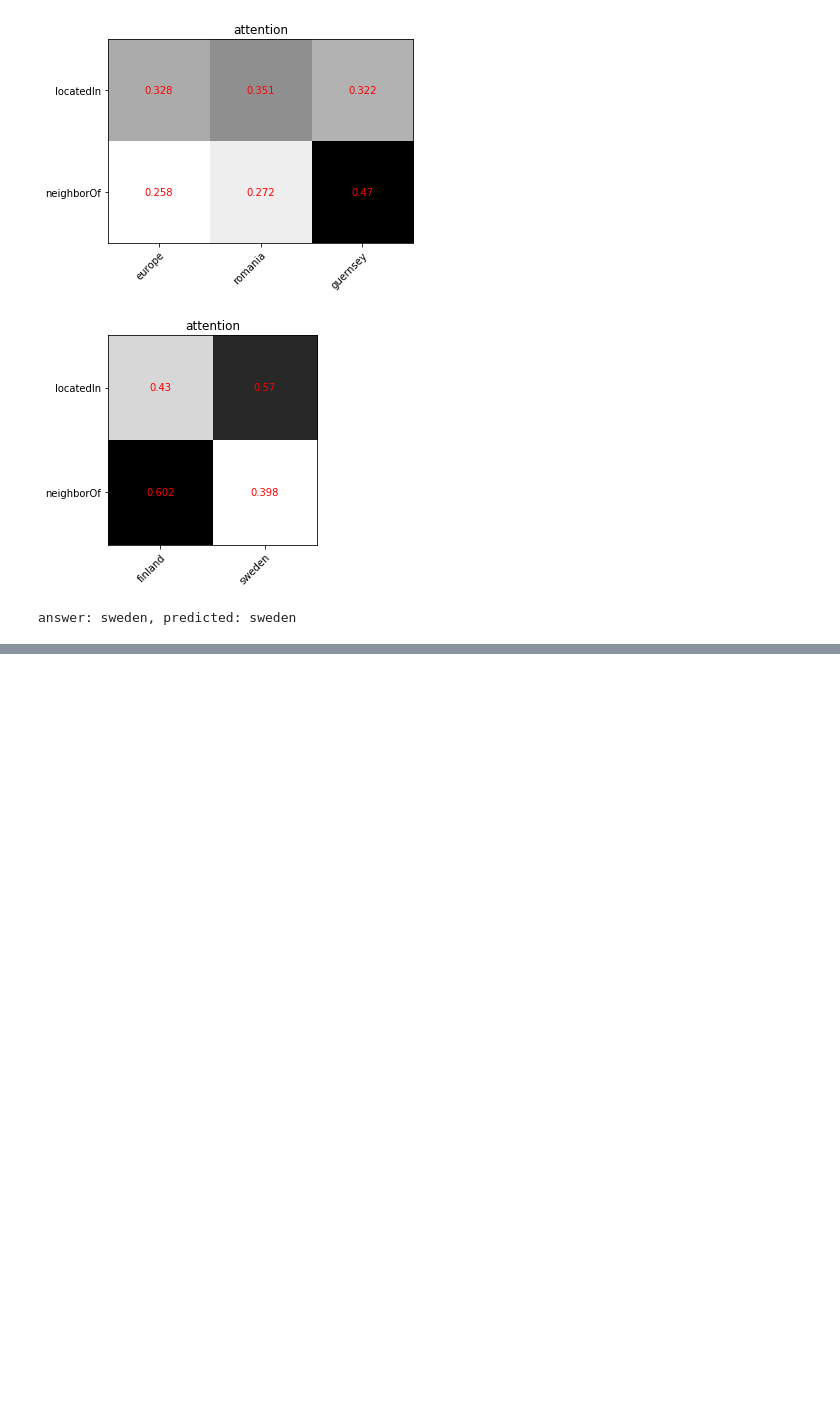
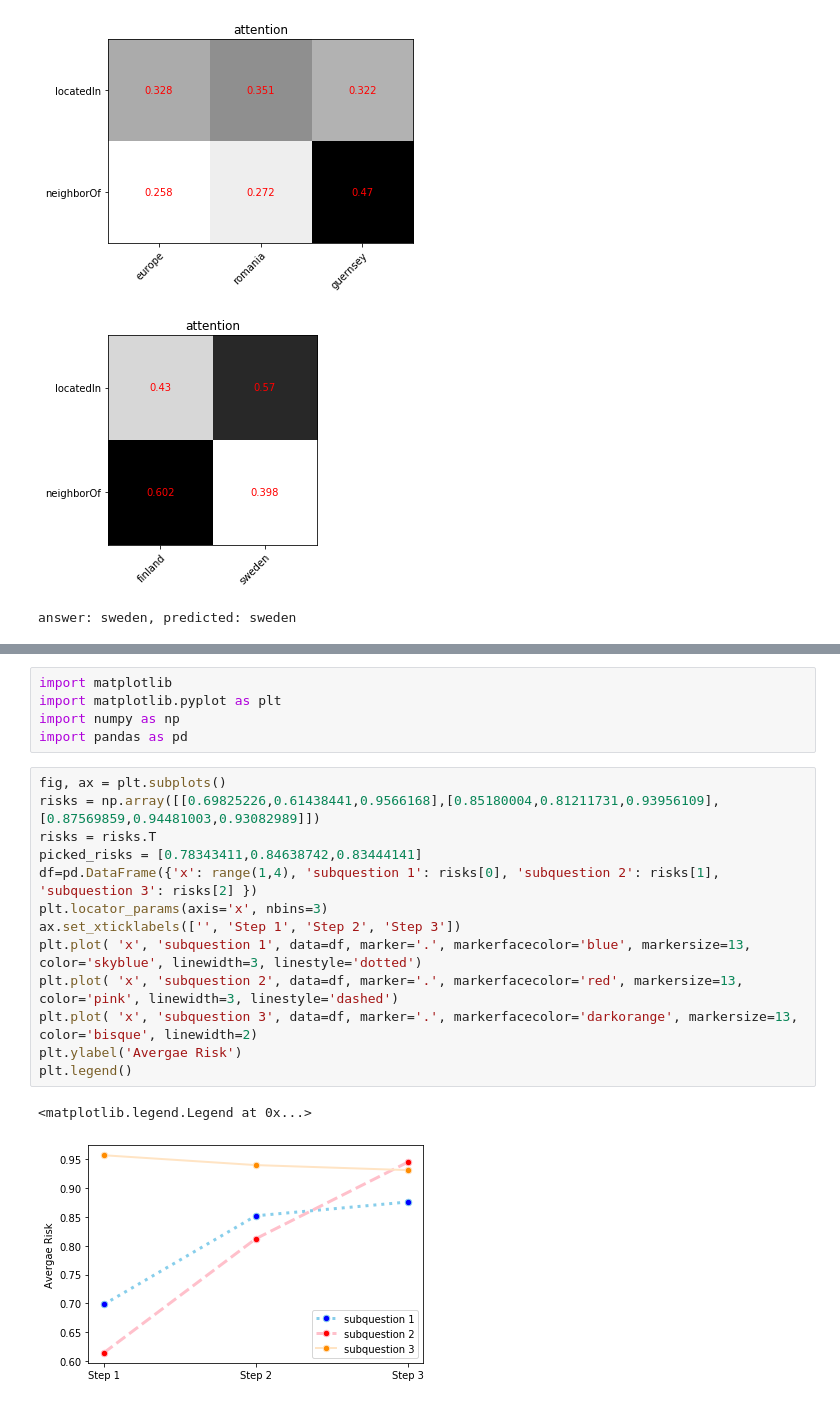
Before and after one commit to machilusZ/Learning-to-Order-Sub-questions-for-Complex-Question-Answering, a Jupyter notebook: visualize.ipynb, the cells around one changed output, grey strips where cells are left out. Saved outputs shown, nothing was run; the diff lists cells and outputs as text; blank space fills up the shorter version.

Commit message:
finish the experiment and visualizatio for risk

```diff
--- a/visualize.ipynb
+++ b/visualize.ipynb
@@ -283,0 +273,21 @@ tensor([[-0.0231,  0.0345, -0.0024,  ...,  0.0043,  0.0059, -0.0285],
+# %%
+import matplotlib
+import matplotlib.pyplot as plt
+import numpy as np
+import pandas as pd
+# %%
+fig, ax = plt.subplots()
+risks = np.array([[0.69825226,0.61438441,0.9566168],[0.85180004,0.81211731,0.93956109],[0.87569859,0.94481003,0.93082989]])
+risks = risks.T
+picked_risks = [0.78343411,0.84638742,0.83444141]
+df=pd.DataFrame({'x': range(1,4), 'subquestion 1': risks[0], 'subquestion 2': risks[1], 'subquestion 3': risks[2] })
+plt.locator_params(axis='x', nbins=3)
+ax.set_xticklabels(['', 'Step 1', 'Step 2', 'Step 3'])
+plt.plot( 'x', 'subquestion 1', data=df, marker='.', markerfacecolor='blue', markersize=13, color='skyblue', linewidth=3, linestyle='dotted')
+plt.plot( 'x', 'subquestion 2', data=df, marker='.', markerfacecolor='red', markersize=13, color='pink', linewidth=3, linestyle='dashed')
+plt.plot( 'x', 'subquestion 3', data=df, marker='.', markerfacecolor='darkorange', markersize=13, color='bisque', linewidth=2)
+plt.ylabel('Avergae Risk')
+plt.legend()
+# %% [output]
+<matplotlib.legend.Legend at 0x...>
+[figure, added]
```
Also changed, not shown: parts of 2 cells of this notebook, 3 other files.
